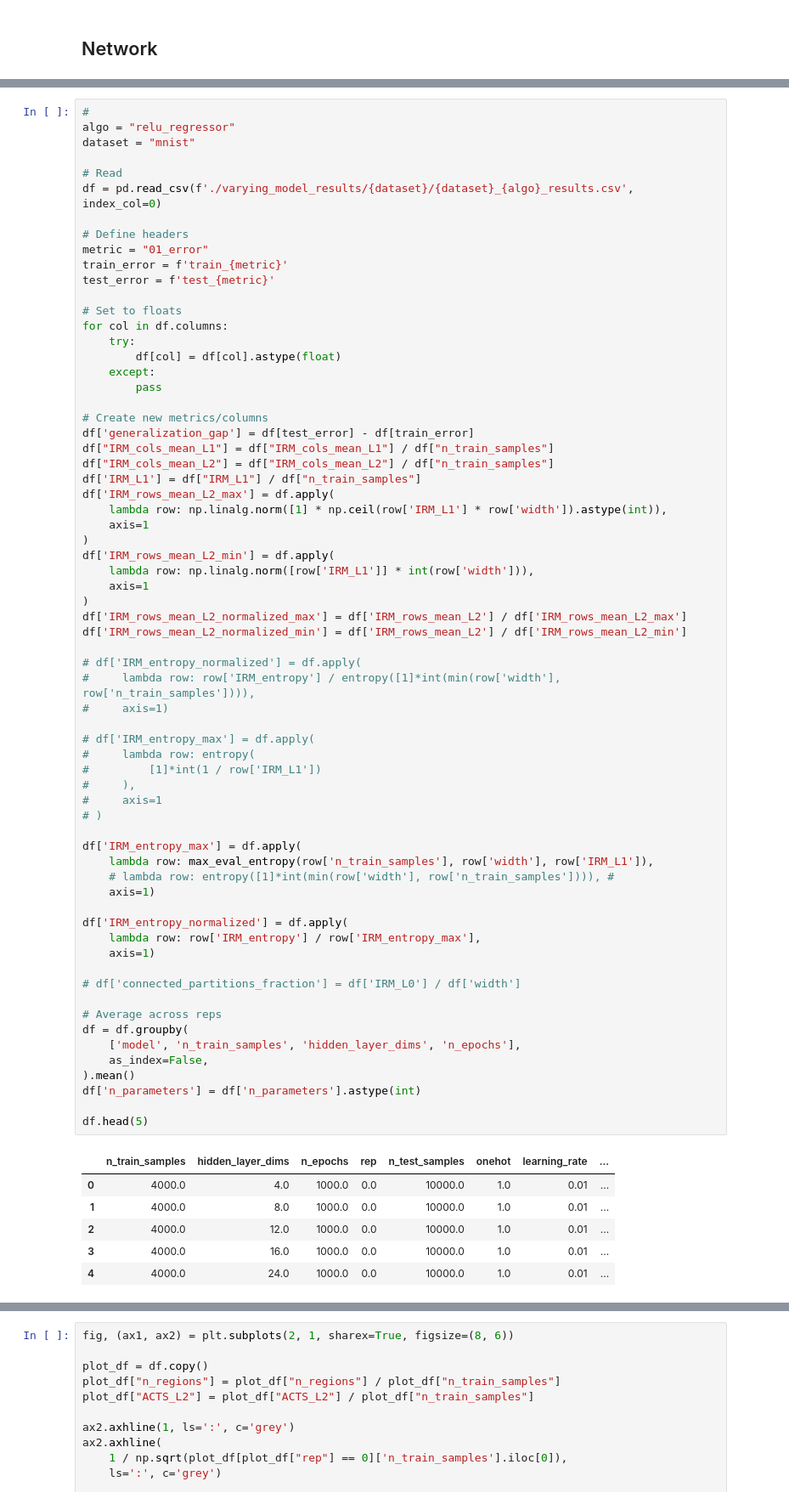
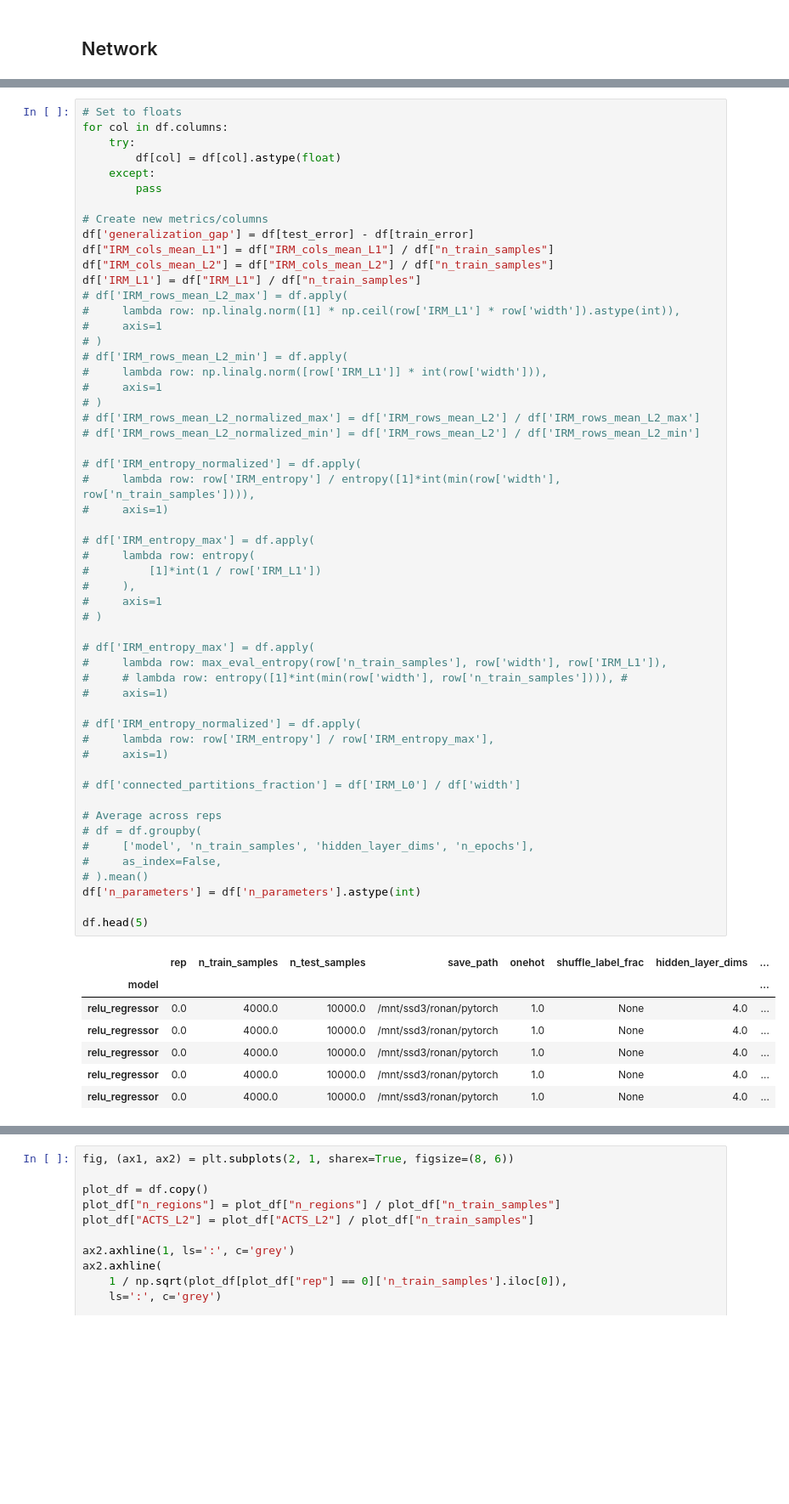
Before and after one commit to rflperry/double_descent, a Jupyter notebook: experiments/plot_mnist_results.ipynb, the cells around one changed output, grey strips where cells are left out. Shown at 85% size. Saved outputs shown, nothing was run; the diff lists cells and outputs as text; blank space fills up the shorter version.

```diff
--- a/experiments/plot_mnist_results.ipynb
+++ b/experiments/plot_mnist_results.ipynb
@@ -36,73 +48,62 @@ def max_eval_entropy(n, m, r):
 # %%
-#
-algo = "relu_regressor"
-dataset = "mnist"
-
-# Read
-df = pd.read_csv(f'./varying_model_results/{dataset}/{dataset}_{algo}_results.csv', index_col=0)
-
-# Define headers
-metric = "01_error"
-train_error = f'train_{metric}'
-test_error = f'test_{metric}'
-
 # Set to floats
 for col in df.columns:
     try:
         df[col] = df[col].astype(float)
     except:
         pass
 
 # Create new metrics/columns
 df['generalization_gap'] = df[test_error] - df[train_error]
 df["IRM_cols_mean_L1"] = df["IRM_cols_mean_L1"] / df["n_train_samples"]
 df["IRM_cols_mean_L2"] = df["IRM_cols_mean_L2"] / df["n_train_samples"]
 df['IRM_L1'] = df["IRM_L1"] / df["n_train_samples"]
-df['IRM_rows_mean_L2_max'] = df.apply(
-    lambda row: np.linalg.norm([1] * np.ceil(row['IRM_L1'] * row['width']).astype(int)),
-    axis=1
-)
-df['IRM_rows_mean_L2_min'] = df.apply(
-    lambda row: np.linalg.norm([row['IRM_L1']] * int(row['width'])),
-    axis=1
-)
-df['IRM_rows_mean_L2_normalized_max'] = df['IRM_rows_mean_L2'] / df['IRM_rows_mean_L2_max']
-df['IRM_rows_mean_L2_normalized_min'] = df['IRM_rows_mean_L2'] / df['IRM_rows_mean_L2_min']
+# df['IRM_rows_mean_L2_max'] = df.apply(
+#     lambda row: np.linalg.norm([1] * np.ceil(row['IRM_L1'] * row['width']).astype(int)),
+#     axis=1
+# )
+# df['IRM_rows_mean_L2_min'] = df.apply(
+#     lambda row: np.linalg.norm([row['IRM_L1']] * int(row['width'])),
+#     axis=1
+# )
+# df['IRM_rows_mean_L2_normalized_max'] = df['IRM_rows_mean_L2'] / df['IRM_rows_mean_L2_max']
+# df['IRM_rows_mean_L2_normalized_min'] = df['IRM_rows_mean_L2'] / df['IRM_rows_mean_L2_min']
 
 # df['IRM_entropy_normalized'] = df.apply(
 #     lambda row: row['IRM_entropy'] / entropy([1]*int(min(row['width'], row['n_train_samples']))),
 #     axis=1)
 
 # df['IRM_entropy_max'] = df.apply(
 #     lambda row: entropy(
 #         [1]*int(1 / row['IRM_L1'])
 #     ),
 #     axis=1
 # )
 
-df['IRM_entropy_max'] = df.apply(
-    lambda row: max_eval_entropy(row['n_train_samples'], row['width'], row['IRM_L1']),
-    # lambda row: entropy([1]*int(min(row['width'], row['n_train_samples']))), #
-    axis=1)
+# df['IRM_entropy_max'] = df.apply(
+#     lambda row: max_eval_entropy(row['n_train_samples'], row['width'], row['IRM_L1']),
+#     # lambda row: entropy([1]*int(min(row['width'], row['n_train_samples']))), #
+#     axis=1)
 
-df['IRM_entropy_normalized'] = df.apply(
-    lambda row: row['IRM_entropy'] / row['IRM_entropy_max'],
-    axis=1)
+# df['IRM_entropy_normalized'] = df.apply(
+#     lambda row: row['IRM_entropy'] / row['IRM_entropy_max'],
+#     axis=1)
 
 # df['connected_partitions_fraction'] = df['IRM_L0'] / df['width']
 
 # Average across reps
-df = df.groupby(
-    ['model', 'n_train_samples', 'hidden_layer_dims', 'n_epochs'],
-    as_index=False,
-).mean()
+# df = df.groupby(
+#     ['model', 'n_train_samples', 'hidden_layer_dims', 'n_epochs'],
+#     as_index=False,
+# ).mean()
 df['n_parameters'] = df['n_parameters'].astype(int)
 
 df.head(5)
 # %% [output]
-|  | n_train_samples | hidden_layer_dims | n_epochs | rep | n_test_samples | onehot | learning_rate | ... |
-| 0 | 4000.0 | 4.0 | 1000.0 | 0.0 | 10000.0 | 1.0 | 0.01 | ... |
-| 1 | 4000.0 | 8.0 | 1000.0 | 0.0 | 10000.0 | 1.0 | 0.01 | ... |
-| 2 | 4000.0 | 12.0 | 1000.0 | 0.0 | 10000.0 | 1.0 | 0.01 | ... |
-| 3 | 4000.0 | 16.0 | 1000.0 | 0.0 | 10000.0 | 1.0 | 0.01 | ... |
-| 4 | 4000.0 | 24.0 | 1000.0 | 0.0 | 10000.0 | 1.0 | 0.01 | ... |
+|  | rep | n_train_samples | n_test_samples | save_path | onehot | shuffle_label_frac | hidden_layer_dims | ... |
+| model |  |  |  |  |  |  |  | ... |
+| relu_regressor | 0.0 | 4000.0 | 10000.0 | /mnt/ssd3/ronan/pytorch | 1.0 | None | 4.0 | ... |
+| relu_regressor | 0.0 | 4000.0 | 10000.0 | /mnt/ssd3/ronan/pytorch | 1.0 | None | 4.0 | ... |
+| relu_regressor | 0.0 | 4000.0 | 10000.0 | /mnt/ssd3/ronan/pytorch | 1.0 | None | 4.0 | ... |
+| relu_regressor | 0.0 | 4000.0 | 10000.0 | /mnt/ssd3/ronan/pytorch | 1.0 | None | 4.0 | ... |
+| relu_regressor | 0.0 | 4000.0 | 10000.0 | /mnt/ssd3/ronan/pytorch | 1.0 | None | 4.0 | ... |
```
Also changed, not shown: parts of 6 cells of this notebook, 6 other files.
